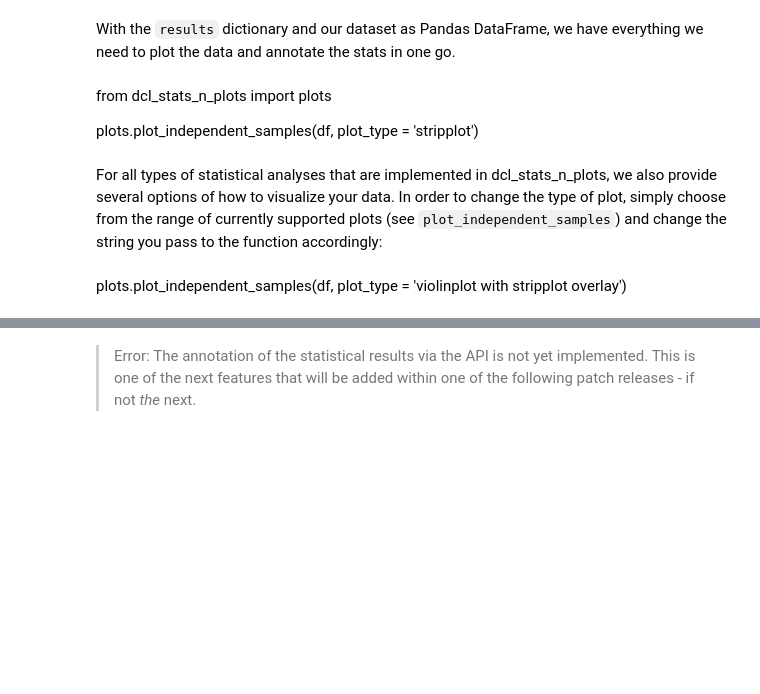
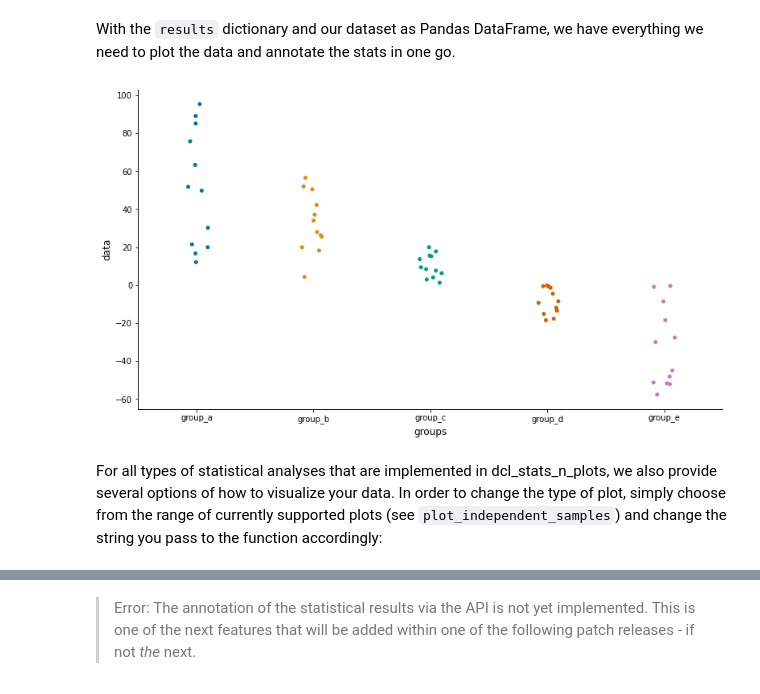
Before and after one commit to Defense-Circuits-Lab/stats_n_plots, a Jupyter notebook: 03_api_tutorial.ipynb, the cells around one changed output, grey strips where cells are left out. Saved outputs shown, nothing was run; the diff lists cells and outputs as text; code cells hidden in the pictures; blank space fills up the shorter version.

```diff
--- a/03_api_tutorial.ipynb
+++ b/03_api_tutorial.ipynb
@@ -62,0 +56,7 @@ df.head()
+# %%
+import pandas as pd
+
+file_url = 'https://github.com/DSegebarth/dcl_stats_n_plots/raw/a4037a716556cf1080a1cb83e40130727a3e103b/test_data/independent_samples.xlsx'
+
+df = pd.read_excel(file_url)
+df.head()
@@ -85,11 +107,11 @@ results['summary']['group_level_statistic']
 ### Plot the data and annotate the stats:
 # %% [markdown]
 With the `results` dictionary and our dataset as Pandas DataFrame, we have everything we need to plot the data and annotate the stats in one go.
-# %% [markdown]
-from dcl_stats_n_plots import plots
-
-plots.plot_independent_samples(df, plot_type = 'stripplot')
+# %%
+from dcl_stats_n_plots import plots
+
+plots.plot_independent_samples(df, plot_type = 'stripplot')
+# %% [output]
+[figure, added]
 # %% [markdown]
 For all types of statistical analyses that are implemented in dcl_stats_n_plots, we also provide several options of how to visualize your data. In order to change the type of plot, simply choose from the range of currently supported plots (see `plot_independent_samples`) and change the string you pass to the function accordingly:
-# %% [markdown]
-plots.plot_independent_samples(df, plot_type = 'violinplot with stripplot overlay')
```
Also changed, not shown: parts of 12 cells of this notebook, 1 other file.
